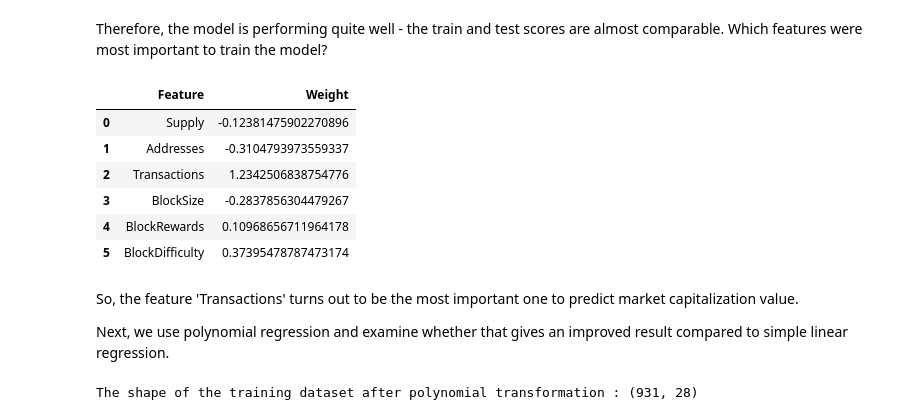
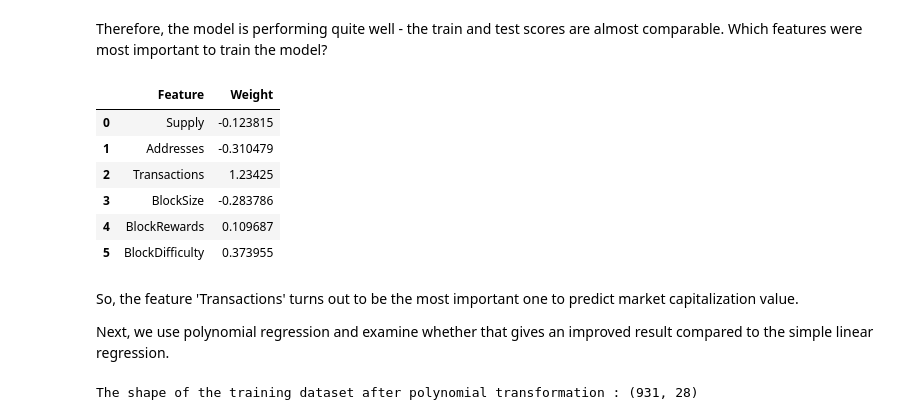
Before and after one commit to nabanitarimpi/Ethereum-data-analysis, a Jupyter notebook: crypto_curr.ipynb, the cells around one changed output. Drawn from its saved outputs; the diff is of its cells as text; code cells hidden in the pictures.

```diff
--- a/crypto_curr.ipynb
+++ b/crypto_curr.ipynb
@@ -274,7 +274,36 @@ We now scale our datasets in such a way so that each entry lies between 0 and 1.
 def feature_scaling(feat_train, feat_test, target_train, target_test):
 
     """
+    A function to apply feature scaling on data.
 
+    Parameters
+    ------------
+    feat_train : pandas dataframe
+         the training feature matrix
+
+    feat_test : pandas dataframe
+         the test feature matrix
+
+    target_train : numpy array
+         the target varible of the training set
+
+    target_test : numpy array
+         the target variable of the test set
+
+
+    Returns
+    ---------
+    feat_train_scaled : numpy array
+         the scaled feature matrix of the training set
+
+    feat_test_scaled : numpy array
+         the scaled feature matrix of the test set
+
+    target_train_scaled : numpy array
+         the scaled target varible of the training set
+
+    target_test_scaled : numpy array
+         the scaled target varible of the test set
 
     """
     # scaler object for the feature matrix
@@ -477,22 +552,22 @@ Therefore, the model is performing quite well - the train and test scores are al
 # %%
 # create a list of weights of all the features
 feat_weight = model.coef_[0].tolist()
 
 # create a dataframe with two columns - features and corresponding weights
-feat_weight_df = pd.DataFrame(np.column_stack([list(X_train.columns), feat_weight]), columns=['Feature', 'Weight'])
+feat_weight_df = pd.DataFrame(np.column_stack([X_train.columns, feat_weight]), columns=['Feature', 'Weight'])
 feat_weight_df
 # %% [output]
 |  | Feature | Weight |
-| 0 | Supply | -0.12381475902270896 |
-| 1 | Addresses | -0.3104793973559337 |
-| 2 | Transactions | 1.2342506838754776 |
-| 3 | BlockSize | -0.2837856304479267 |
-| 4 | BlockRewards | 0.10968656711964178 |
-| 5 | BlockDifficulty | 0.37395478787473174 |
+| 0 | Supply | -0.123815 |
+| 1 | Addresses | -0.310479 |
+| 2 | Transactions | 1.23425 |
+| 3 | BlockSize | -0.283786 |
+| 4 | BlockRewards | 0.109687 |
+| 5 | BlockDifficulty | 0.373955 |
 # %% [markdown]
 So, the feature 'Transactions' turns out to be the most important one to predict market capitalization value.
 
-Next, we use polynomial regression and examine whether that gives an improved result compared to simple linear regression.
+Next, we use polynomial regression and examine whether that gives an improved result compared to the simple linear regression.
 # %%
 # create the polynomial fetaure matrix with highest degree 2 using original features
 poly_feat = PolynomialFeatures(degree=2)
```
Also changed, not shown: parts of 5 cells of this notebook.
